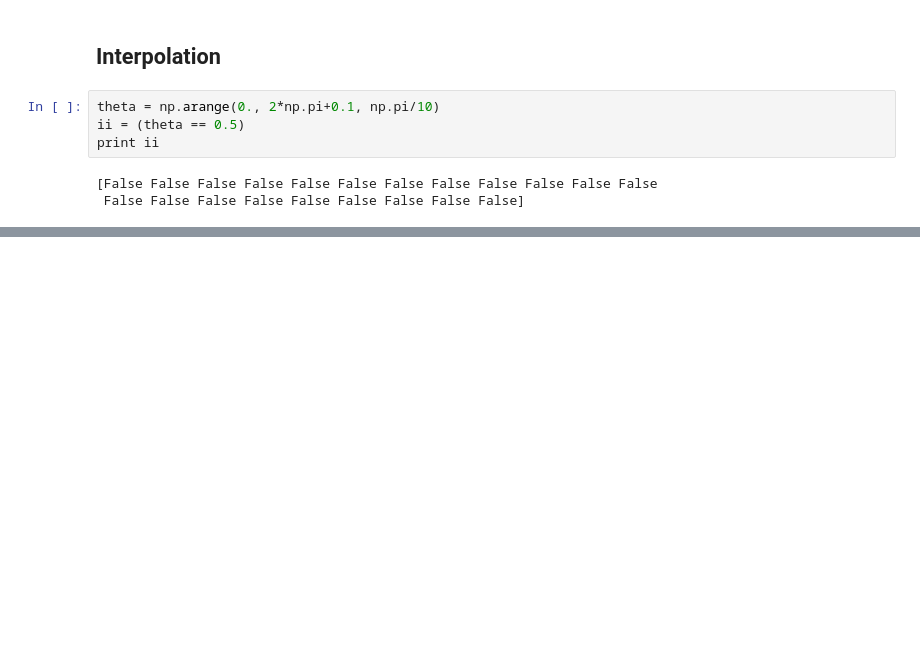
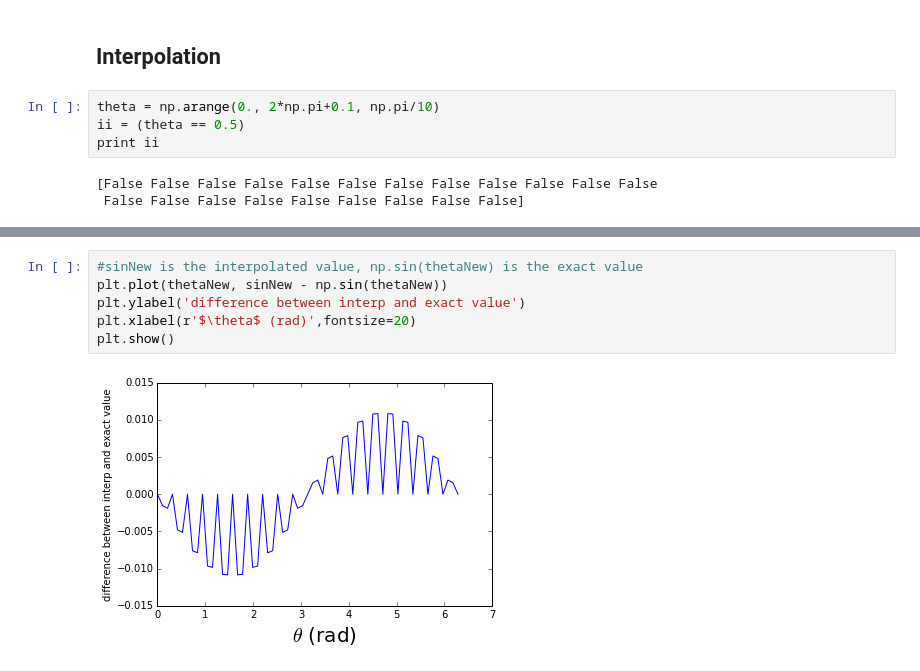
Before and after one commit to mnaworsk/PHYS202-S14, a Jupyter notebook: SciPy/InterpolationTour.ipynb, the cells around one changed output, grey strips where cells are left out. Saved outputs shown, nothing was run; the diff lists cells and outputs as text; blank space fills up the shorter version.

```diff
--- a/SciPy/InterpolationTour.ipynb
+++ b/SciPy/InterpolationTour.ipynb
@@ -40,0 +89,8 @@ print ii
+# %%
+#sinNew is the interpolated value, np.sin(thetaNew) is the exact value
+plt.plot(thetaNew, sinNew - np.sin(thetaNew))
+plt.ylabel('difference between interp and exact value')
+plt.xlabel(r'$\theta$ (rad)',fontsize=20)
+plt.show()
+# %% [output]
+[figure, added]
```
Also changed, not shown: parts of 14 cells of this notebook, 3 other files.
